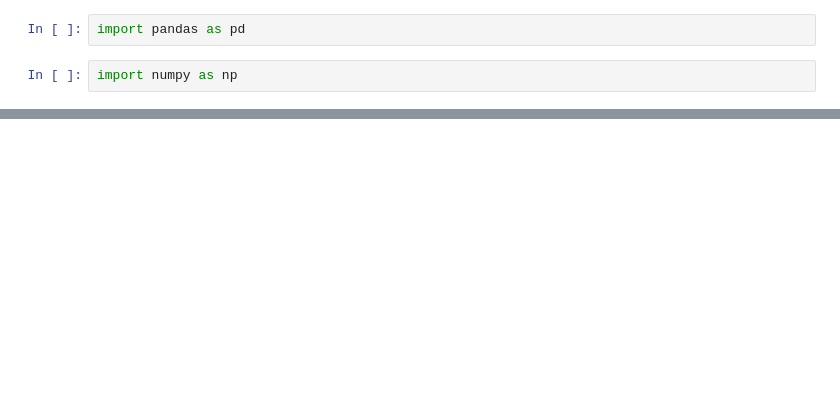
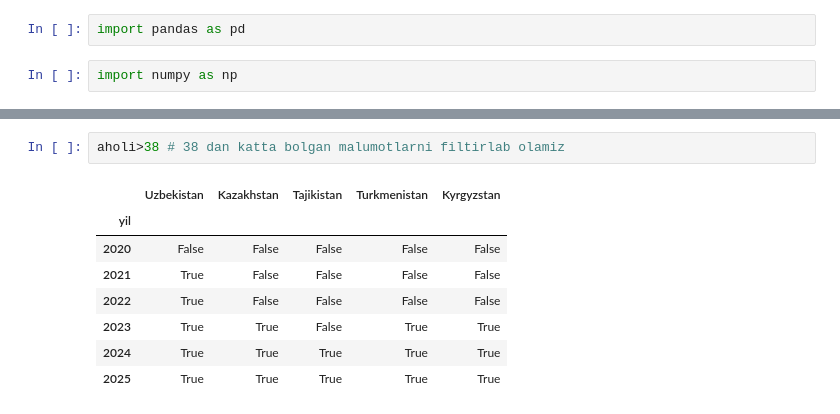
Before and after one commit to shoxruxmamitov/pandas-kutubxonasi, a Jupyter notebook: elementlarni_tanlash.ipynb, the cells around one changed output, grey strips where cells are left out. Drawn from its saved outputs; the diff is of its cells as text; blank space fills up the shorter version.

```diff
--- a/elementlarni_tanlash.ipynb
+++ b/elementlarni_tanlash.ipynb
@@ -213,0 +70,11 @@ dtype: float64
+# %%
+aholi>38 # 38 dan katta bolgan malumotlarni filtirlab olamiz
+# %% [output]
+|  | Uzbekistan | Kazakhstan | Tajikistan | Turkmenistan | Kyrgyzstan |
+| yil |  |  |  |  |  |
+| 2020 | False | False | False | False | False |
+| 2021 | True | False | False | False | False |
+| 2022 | True | False | False | False | False |
+| 2023 | True | True | False | True | True |
+| 2024 | True | True | True | True | True |
+| 2025 | True | True | True | True | True |
```
Also changed, not shown: parts of 44 cells of this notebook.
